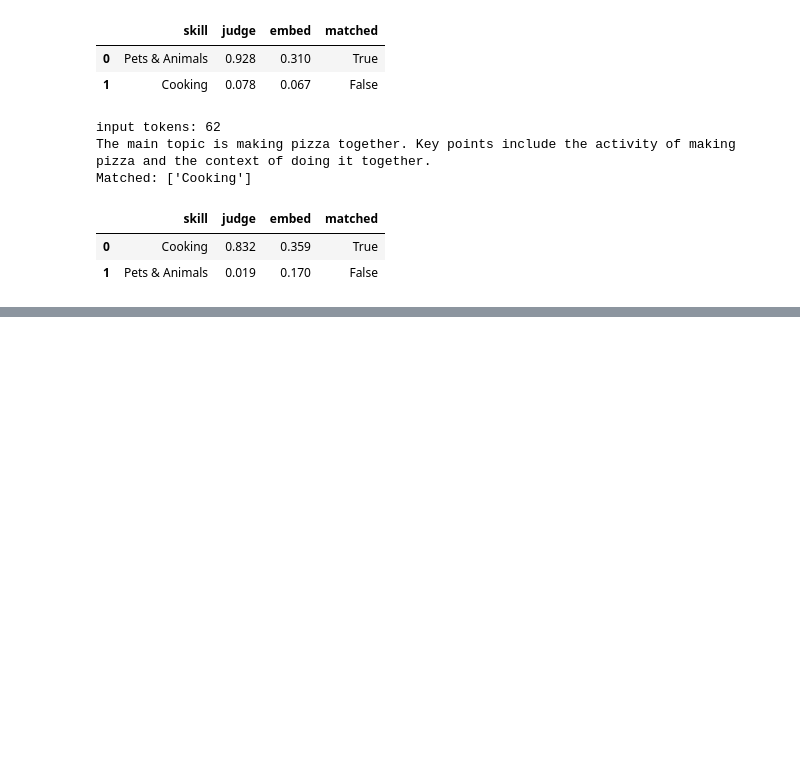
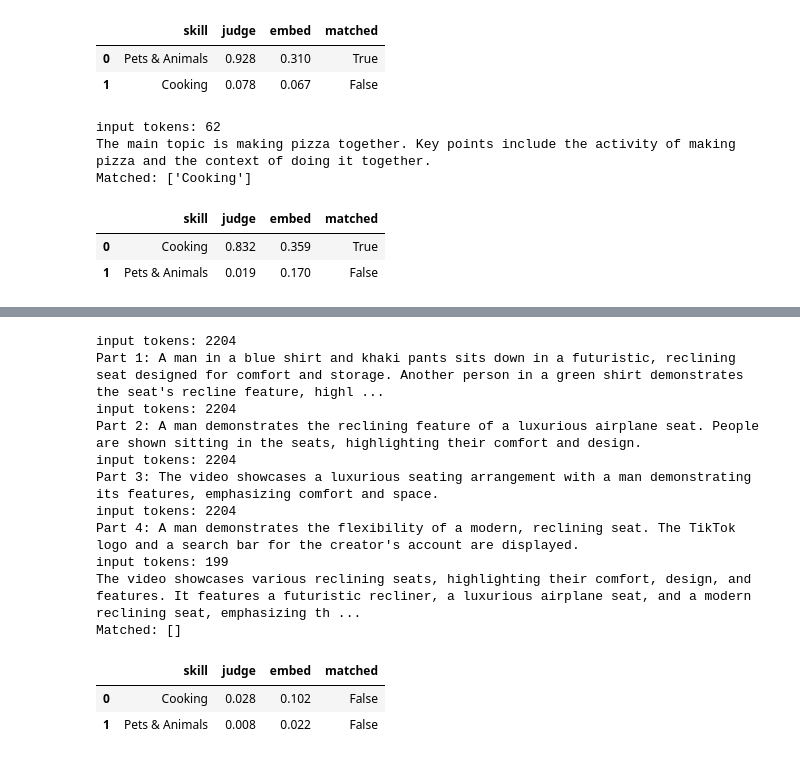
Before and after one commit to mahidodiya/evolve, a Jupyter notebook: Qwen_rank_v3.ipynb, the cells around one changed output, grey strips where cells are left out. Saved outputs shown, nothing was run; the diff lists cells and outputs as text; code cells hidden in the pictures; blank space fills up the shorter version.

```diff
--- a/Qwen_rank_v3.ipynb
+++ b/Qwen_rank_v3.ipynb
@@ -442,0 +454,18 @@ Matched: ['Cooking']
+# %%
+r = check_content("/content/1min.mp4", my_skills)
+print(r["summary"]); print("Matched:", r["matches"]); r["table"]
+# %% [output]
+input tokens: 2204
+Part 1: A man in a blue shirt and khaki pants sits down in a futuristic, reclining seat designed for comfort and storage. Another person in a green shirt demonstrates the seat's recline feature, highl ...
+input tokens: 2204
+Part 2: A man demonstrates the reclining feature of a luxurious airplane seat. People are shown sitting in the seats, highlighting their comfort and design.
+input tokens: 2204
+Part 3: The video showcases a luxurious seating arrangement with a man demonstrating its features, emphasizing comfort and space.
+input tokens: 2204
+Part 4: A man demonstrates the flexibility of a modern, reclining seat. The TikTok logo and a search bar for the creator's account are displayed.
+input tokens: 199
+The video showcases various reclining seats, highlighting their comfort, design, and features. It features a futuristic recliner, a luxurious airplane seat, and a modern reclining seat, emphasizing th ...
+Matched: []
+|  | skill | judge | embed | matched |
+| 0 | Cooking | 0.028 | 0.102 | False |
+| 1 | Pets & Animals | 0.008 | 0.022 | False |
```
Also changed, not shown: parts of 5 cells of this notebook.
